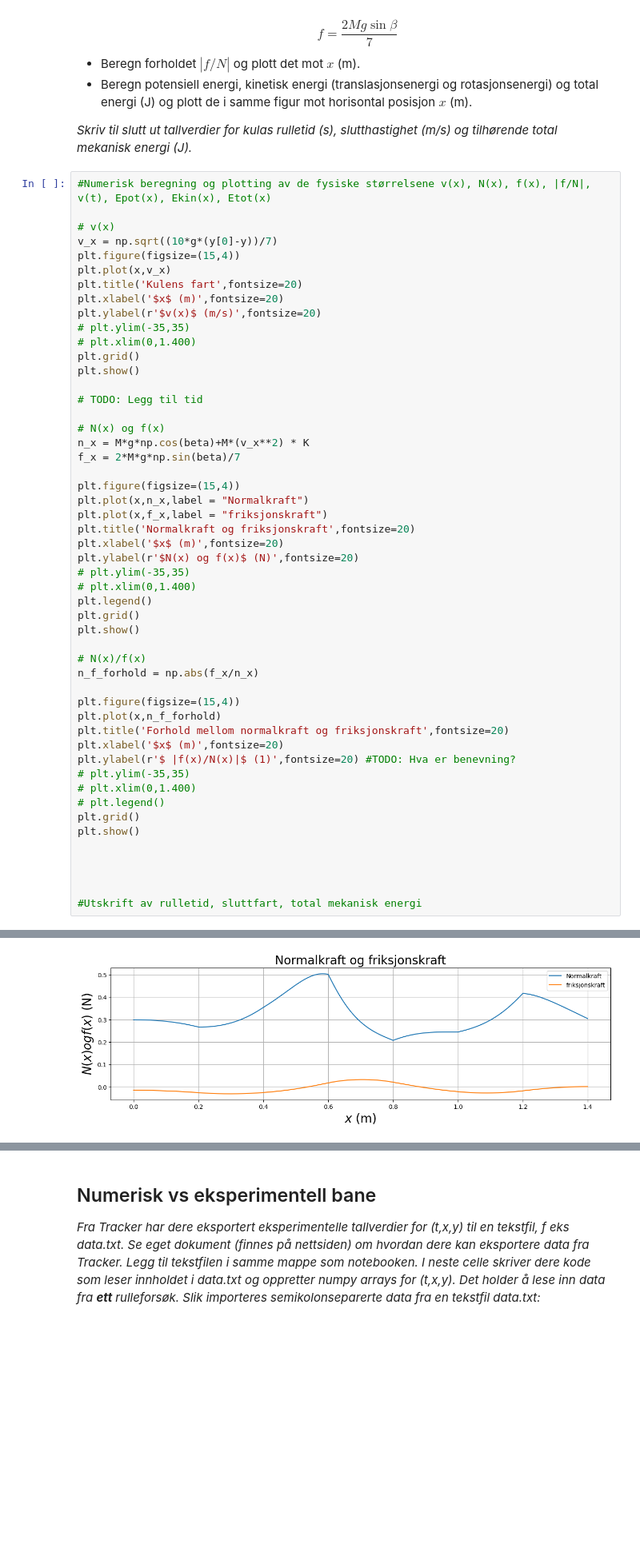
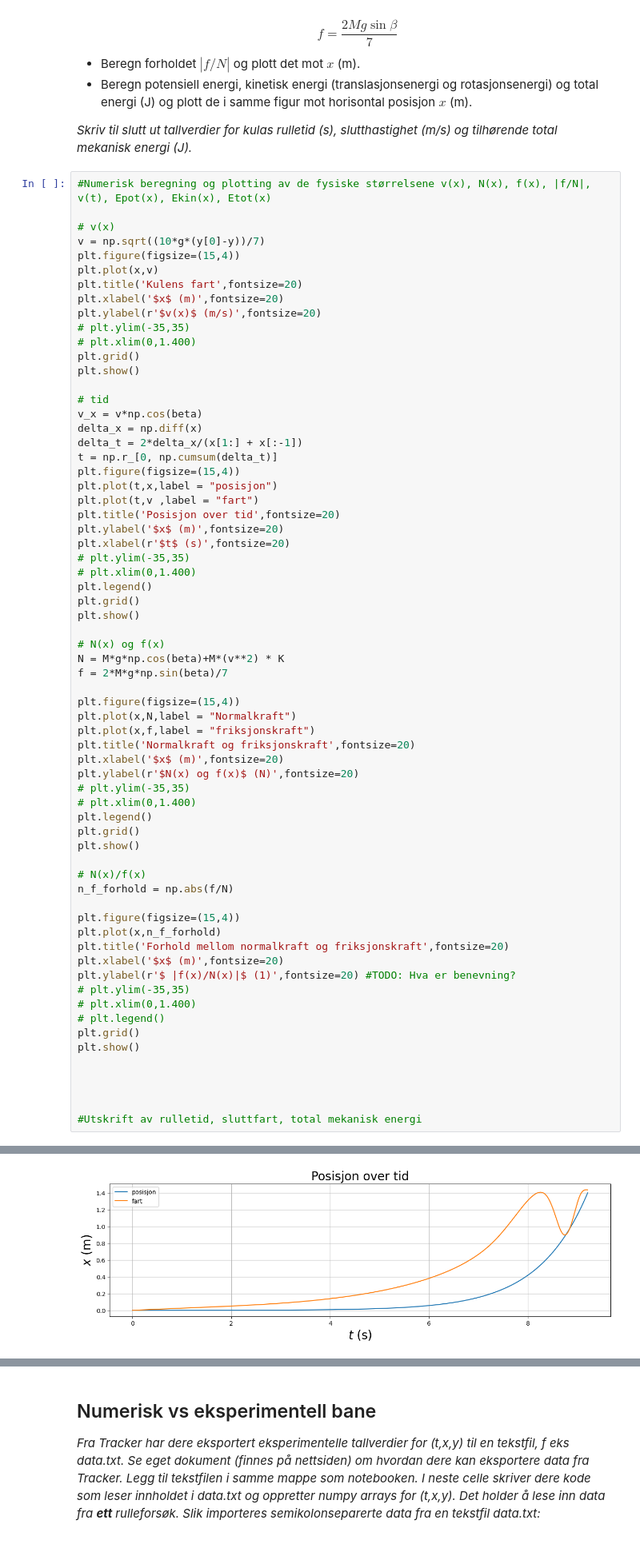
Before and after one commit to HaakonMikalsen/LabTFY4115, a Jupyter notebook: notebook/notebook_mal_H25.ipynb, the cells around one changed output, grey strips where cells are left out. Shown at 80% size. Saved outputs shown, nothing was run; the diff lists cells and outputs as text; blank space fills up the shorter version.

```diff
--- a/notebook/notebook_mal_H25.ipynb
+++ b/notebook/notebook_mal_H25.ipynb
@@ -183,9 +183,9 @@ $$f = \frac{2Mg\sin\beta}{7}$$
 #Numerisk beregning og plotting av de fysiske størrelsene v(x), N(x), f(x), |f/N|, v(t), Epot(x), Ekin(x), Etot(x)
 
 # v(x)
-v_x = np.sqrt((10*g*(y[0]-y))/7)
+v = np.sqrt((10*g*(y[0]-y))/7)
 plt.figure(figsize=(15,4))
-plt.plot(x,v_x)
+plt.plot(x,v)
 plt.title('Kulens fart',fontsize=20)
 plt.xlabel('$x$ (m)',fontsize=20)
 plt.ylabel(r'$v(x)$ (m/s)',fontsize=20)
@@ -194,42 +194,57 @@ plt.ylabel(r'$v(x)$ (m/s)',fontsize=20)
 plt.grid()
 plt.show()
 
-# TODO: Legg til tid
+# tid
+v_x = v*np.cos(beta)
+delta_x = np.diff(x)
+delta_t = 2*delta_x/(x[1:] + x[:-1])
+t = np.r_[0, np.cumsum(delta_t)]
+plt.figure(figsize=(15,4))
+plt.plot(t,x,label = "posisjon")
+plt.plot(t,v ,label = "fart")
+plt.title('Posisjon over tid',fontsize=20)
+plt.ylabel('$x$ (m)',fontsize=20)
+plt.xlabel(r'$t$ (s)',fontsize=20)
+# plt.ylim(-35,35)
+# plt.xlim(0,1.400)
+plt.legend()
+plt.grid()
+plt.show()
 
 # N(x) og f(x)
-n_x = M*g*np.cos(beta)+M*(v_x**2) * K
-f_x = 2*M*g*np.sin(beta)/7
+N = M*g*np.cos(beta)+M*(v**2) * K
+f = 2*M*g*np.sin(beta)/7
 
 plt.figure(figsize=(15,4))
-plt.plot(x,n_x,label = "Normalkraft")
-plt.plot(x,f_x,label = "friksjonskraft")
+plt.plot(x,N,label = "Normalkraft")
+plt.plot(x,f,label = "friksjonskraft")
 plt.title('Normalkraft og friksjonskraft',fontsize=20)
 plt.xlabel('$x$ (m)',fontsize=20)
 plt.ylabel(r'$N(x) og f(x)$ (N)',fontsize=20)
 # plt.ylim(-35,35)
 # plt.xlim(0,1.400)
 plt.legend()
 plt.grid()
 plt.show()
 
 # N(x)/f(x)
-n_f_forhold = np.abs(f_x/n_x)
+n_f_forhold = np.abs(f/N)
 
 plt.figure(figsize=(15,4))
 plt.plot(x,n_f_forhold)
 plt.title('Forhold mellom normalkraft og friksjonskraft',fontsize=20)
 plt.xlabel('$x$ (m)',fontsize=20)
 plt.ylabel(r'$ |f(x)/N(x)|$ (1)',fontsize=20) #TODO: Hva er benevning?
 # plt.ylim(-35,35)
 # plt.xlim(0,1.400)
 # plt.legend()
 plt.grid()
 plt.show()
 
 
 
 
 #Utskrift av rulletid, sluttfart, total mekanisk energi
 # %% [output]
 [figure]
-[figure, old version]
+[figure, new version]
```
Also changed, not shown: parts of 2 cells of this notebook.
